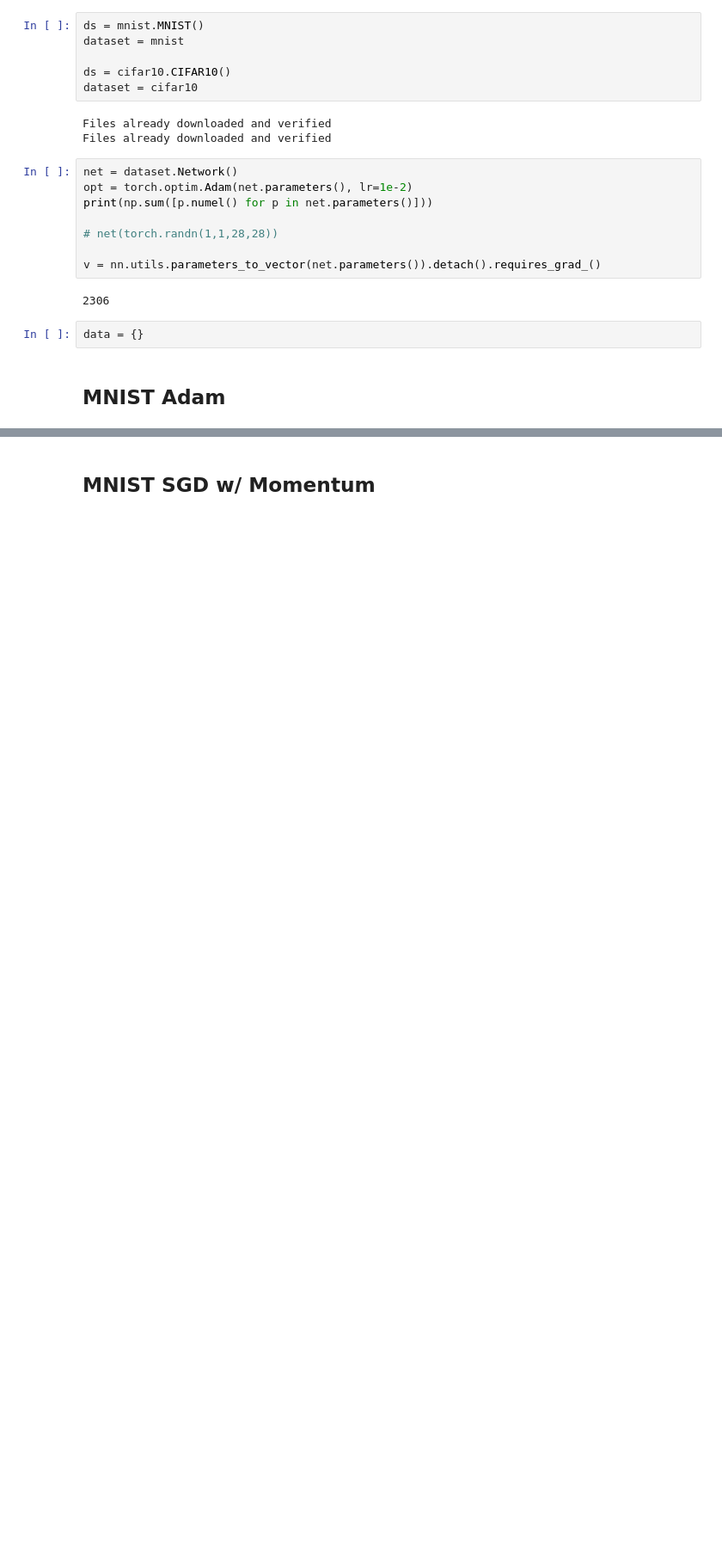
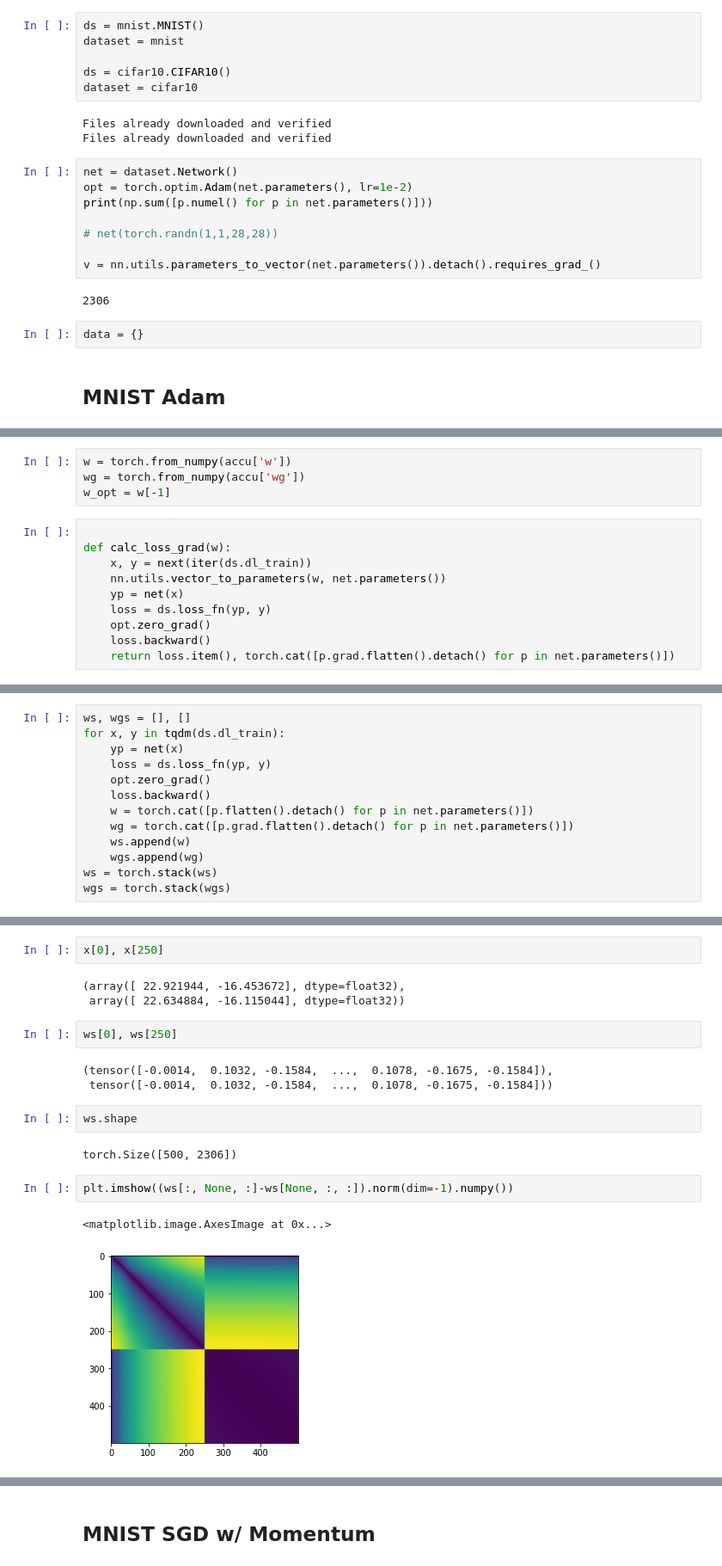
Before and after one commit to akarshkumar0101/ml-ideas, a Jupyter notebook: two_man_sgd.ipynb, the cells around one changed output, grey strips where cells are left out. Shown at 86% size. Drawn from its saved outputs; the diff is of its cells as text; blank space fills up the shorter version.

```diff
--- a/two_man_sgd.ipynb
+++ b/two_man_sgd.ipynb
@@ -325,0 +353,14 @@ data['adam'] = accu
+# %%
+w = torch.from_numpy(accu['w'])
+wg = torch.from_numpy(accu['wg'])
+w_opt = w[-1]
+# %%
+
+def calc_loss_grad(w):
+    x, y = next(iter(ds.dl_train))
+    nn.utils.vector_to_parameters(w, net.parameters())
+    yp = net(x)
+    loss = ds.loss_fn(yp, y)
+    opt.zero_grad()
+    loss.backward()
+    return loss.item(), torch.cat([p.grad.flatten().detach() for p in net.parameters()])
@@ -325,0 +460,13 @@ data['adam'] = accu
+# %%
+ws, wgs = [], []
+for x, y in tqdm(ds.dl_train):
+    yp = net(x)
+    loss = ds.loss_fn(yp, y)
+    opt.zero_grad()
+    loss.backward()
+    w = torch.cat([p.flatten().detach() for p in net.parameters()])
+    wg = torch.cat([p.grad.flatten().detach() for p in net.parameters()])
+    ws.append(w)
+    wgs.append(wg)
+ws = torch.stack(ws)
+wgs = torch.stack(wgs)
@@ -325,0 +482,19 @@ data['adam'] = accu
+# %%
+x[0], x[250]
+# %% [output]
+(array([ 22.921944, -16.453672], dtype=float32),
+ array([ 22.634884, -16.115044], dtype=float32))
+# %%
+ws[0], ws[250]
+# %% [output]
+(tensor([-0.0014,  0.1032, -0.1584,  ...,  0.1078, -0.1675, -0.1584]),
+ tensor([-0.0014,  0.1032, -0.1584,  ...,  0.1078, -0.1675, -0.1584]))
+# %%
+ws.shape
+# %% [output]
+torch.Size([500, 2306])
+# %%
+plt.imshow((ws[:, None, :]-ws[None, :, :]).norm(dim=-1).numpy())
+# %% [output]
+<matplotlib.image.AxesImage at 0x...>
+[figure, added]
```
Also changed, not shown: parts of 33 cells of this notebook.
